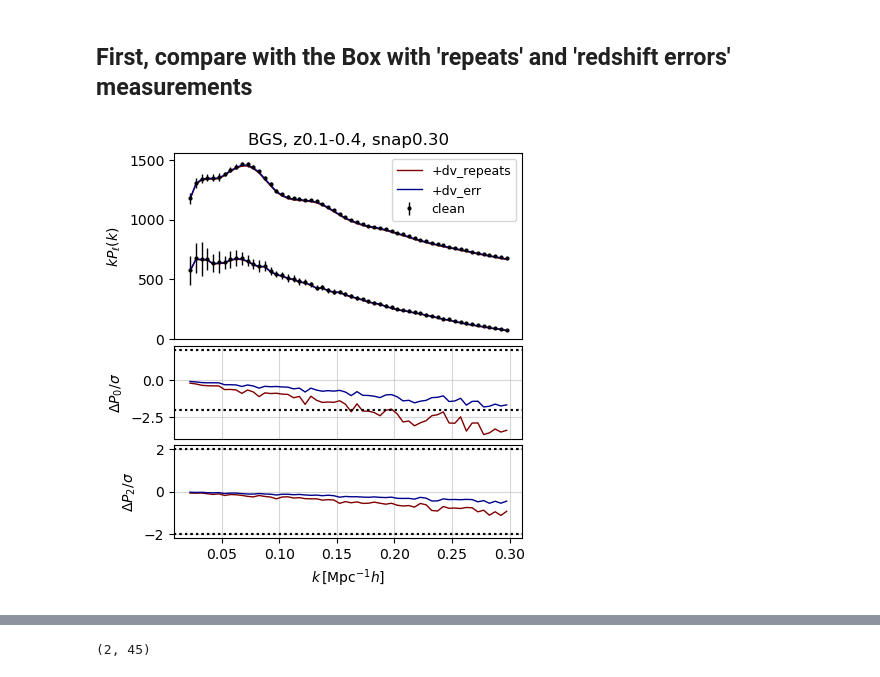
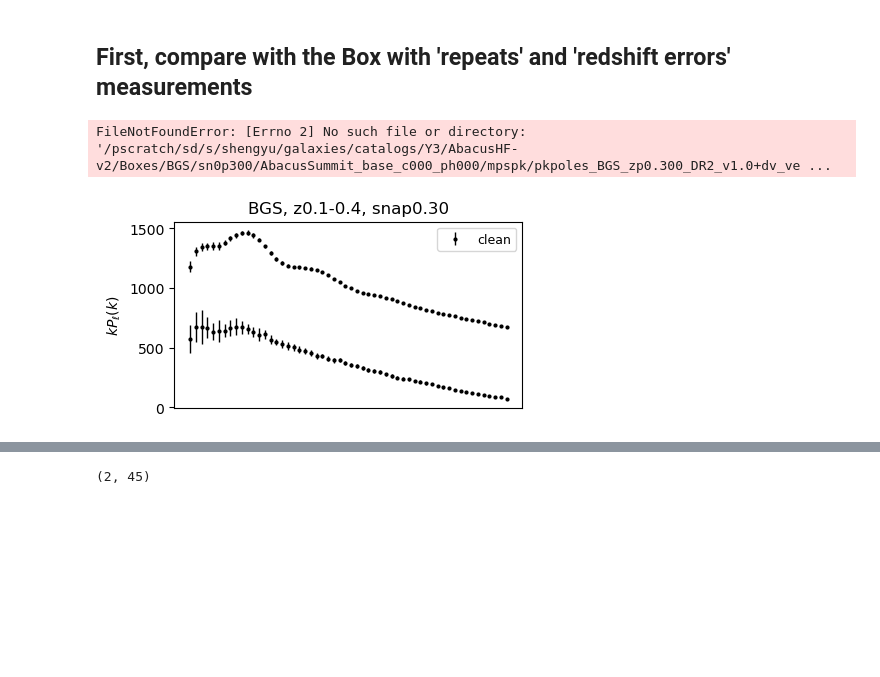
Before and after one commit to ShengyuHE/desi_y3_redshift_errors, a Jupyter notebook: main/clustering/notebooks/plot_2pt_cubic.ipynb, the cells around one changed output, grey strips where cells are left out. Cells and saved outputs as stored; diff of their text form; code cells hidden in the pictures; blank space fills up the shorter version.

```diff
--- a/main/clustering/notebooks/plot_2pt_cubic.ipynb
+++ b/main/clustering/notebooks/plot_2pt_cubic.ipynb
@@ -46,16 +47,15 @@ The autoreload extension is already loaded. To reload it, use:
 ## First, compare with the Box with 'repeats' and 'redshift errors' measurements
 # %%
 # for two point statistics
-corr = 'mesh2' # xi, pk, mpslog, wplog, mesh2, mesh3-soccimarro, mesh3-sugiyama
+corr = 'pk' # xi, pk, mpslog, wplog, mesh2, mesh3-soccimarro, mesh3-sugiyama
 domain = 'cubic'
 version = 'AbacusHF-v2'
-tracers = ['BGS','LRG', 'ELG', 'QSO'][:1]
+tracers = ['BGS','LRG', 'ELG', 'QSO']
 
 ZSNAPS, ZRANGES = REDSHIFT_ABACUSHF[version]
 lenz = len(ZSNAPS)
 
-zerrs =  ['False', 'repeat', 'verr_empirical'][:]
-
+zerrs =  ['False', 'verr_empirical', 'repeat']
 colors = ['black', 'maroon', 'darkblue']
 labels = ['clean', '+dv_repeats', '+dv_err']
 
@@ -68,7 +68,7 @@ for tracer in tracers:
             tps_all = []
             for mock_id in range(25)[:]:
                 data_arges = {'version':version, 'domain':domain, 'tracer':tracer, 'zsnap': zsnap, 'zrange':zrange, 'mock_id': mock_id, "use_dv": zerr}
-                if corr in ['mesh2']: data_arges.update(use_jax=True)
+                if 'mesh' in corr: data_arges.update(use_jax=True)
                 fn = get_measurement_fn(**data_arges)
                 setup_logging(level = 'warning')
                 (s, tps), _ = read_data_from_fn(fn, corr, bin_type='y3_sys')
@@ -99,31 +99,32 @@ for tracer in tracers:
                 # plot the residual plots
                 if zerr in ['repeat', 'verr_empirical']:
                     if ill == 0:
                         ax = plt.subplot(gs[indz+lenz])
                         if indz == 0: ax.set_ylabel(TPS_LABELS[corr]['dy0'])
                         if corr == 'wplog':
                             ax.set_xlabel(TPS_LABELS[corr]['x'])
                         ax.tick_params(axis="x", which="both", bottom=False, top=False, labelbottom=False)
                     elif ill == 1:
                         ax = plt.subplot(gs[indz+lenz*2])
                         ax.set_xlabel(TPS_LABELS[corr]['x'])
                         if indz == 0: ax.set_ylabel(TPS_LABELS[corr]['dy2'])
                     # ax.plot(s, s**spow*(tps_mean_clean[ill]-tps_mean[ill]), lw=1, color=colors[indv])
                     # continue
                     # err = np.sqrt(tps_std_fid**2 + clean_std[ell]**2)
                     err = tps_std_clean
                     ax.plot(s, (tps_mean[ill]-tps_mean_clean[ill])/err[ill], lw=1, color=colors[indv])
                     for value in [-2,2]:
                         ax.axhline(y=value, ls = ':', color='black', lw=1.5)
                     ax.grid(alpha=0.5)
                     if corr in ['xi']:
                         ax.set_ylim([-7,7])
                     elif corr in ['pk']:
                         ax.set_ylim([-10,3])
                         if tracer == 'QSO':
                             ax.set_ylim([-42,5])
                     elif corr in ['wplog', 'mpslog']:
                         ax.set_xscale('log')
                         ax.set_ylim([-160,160])
 # %% [output]
+FileNotFoundError: [Errno 2] No such file or directory: '/pscratch/sd/s/shengyu/galaxies/catalogs/Y3/AbacusHF-v2/Boxes/BGS/sn0p300/AbacusSummit_base_c000_ph000/mpspk/pkpoles_BGS_zp0.300_DR2_v1.0+dv_ve ...
-[figure, old version]
+[figure, new version]
```
Also changed, not shown: parts of 3 cells of this notebook, 22 other files.
